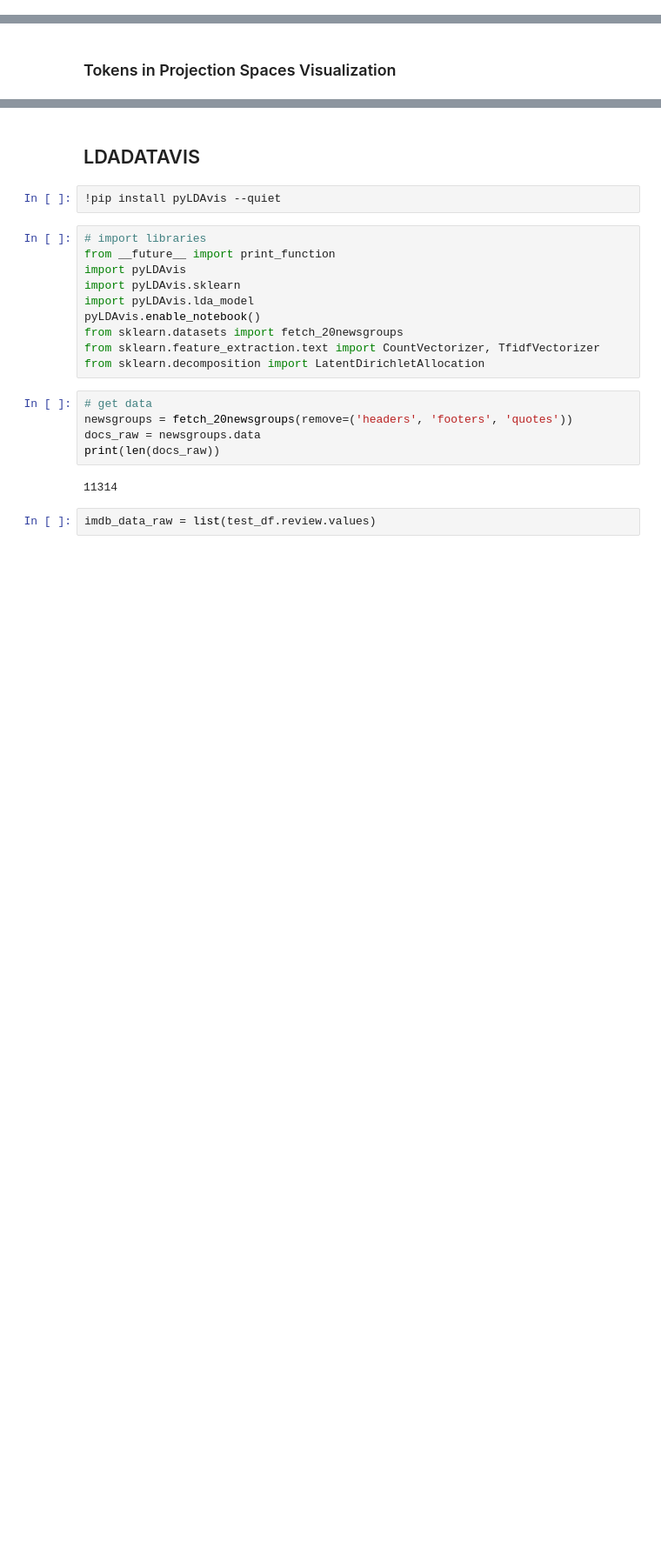
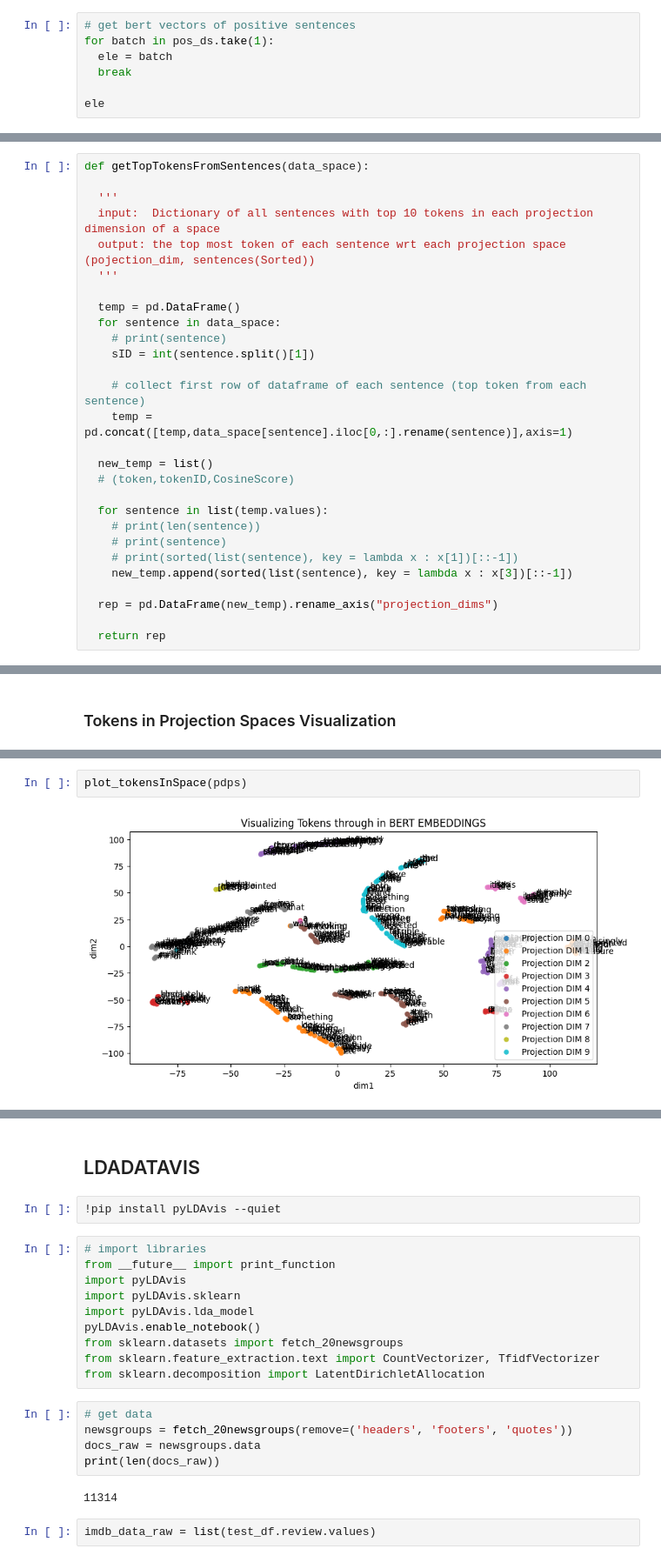
Before and after one commit to rahul-ohlan/TWARP, a Jupyter notebook: imdb_interpretabilityV3.ipynb, the cells around one changed output, grey strips where cells are left out. Shown at 87% size. Saved outputs shown, nothing was run; the diff lists cells and outputs as text; blank space fills up the shorter version.

```diff
--- a/imdb_interpretabilityV3.ipynb
+++ b/imdb_interpretabilityV3.ipynb
@@ -1070,0 +858,7 @@ with pd.ExcelWriter(r"/gdrive/MyDrive/Colab Notebooks/tokenclusters100docs.xlsx"
+# %%
+# get bert vectors of positive sentences
+for batch in pos_ds.take(1):
+  ele = batch
+  break
+
+ele
@@ -1070,0 +1017,28 @@ with pd.ExcelWriter(r"/gdrive/MyDrive/Colab Notebooks/tokenclusters100docs.xlsx"
+# %%
+def getTopTokensFromSentences(data_space):
+
+  '''
+  input:  Dictionary of all sentences with top 10 tokens in each projection dimension of a space
+  output: the top most token of each sentence wrt each projection space (pojection_dim, sentences(Sorted))
+  '''
+
+  temp = pd.DataFrame()
+  for sentence in data_space:
+    # print(sentence)
+    sID = int(sentence.split()[1])
+
+    # collect first row of dataframe of each sentence (top token from each sentence)
+    temp = pd.concat([temp,data_space[sentence].iloc[0,:].rename(sentence)],axis=1)
+
+  new_temp = list()
+  # (token,tokenID,CosineScore)
+
+  for sentence in list(temp.values):
+    # print(len(sentence))
+    # print(sentence)
+    # print(sorted(list(sentence), key = lambda x : x[1])[::-1])
+    new_temp.append(sorted(list(sentence), key = lambda x : x[3])[::-1])
+
+  rep = pd.DataFrame(new_temp).rename_axis("projection_dims")
+
+  return rep
@@ -1072,0 +1181,4 @@ with pd.ExcelWriter(r"/gdrive/MyDrive/Colab Notebooks/tokenclusters100docs.xlsx"
+# %%
+plot_tokensInSpace(pdps)
+# %% [output]
+[figure, added]
```
Also changed, not shown: parts of 94 cells of this notebook.
